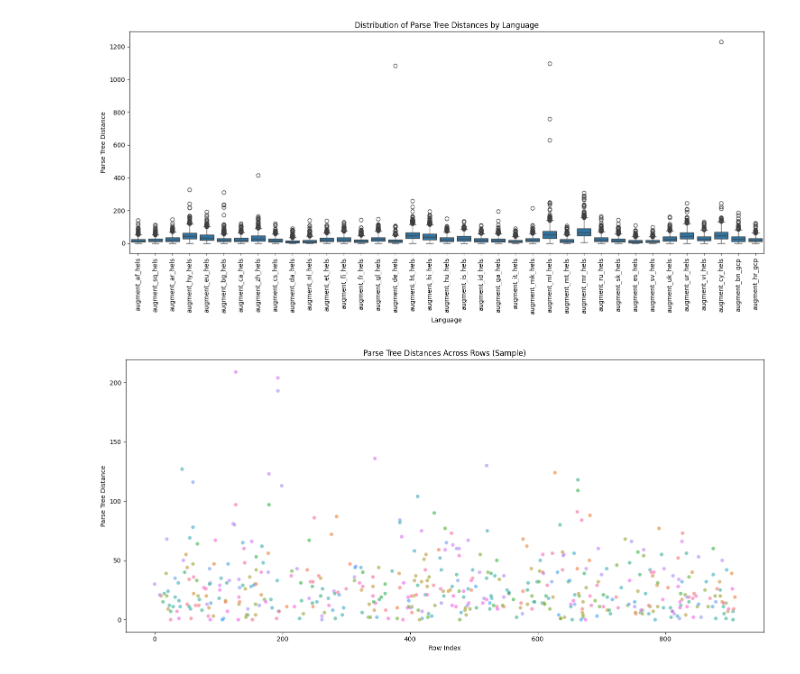
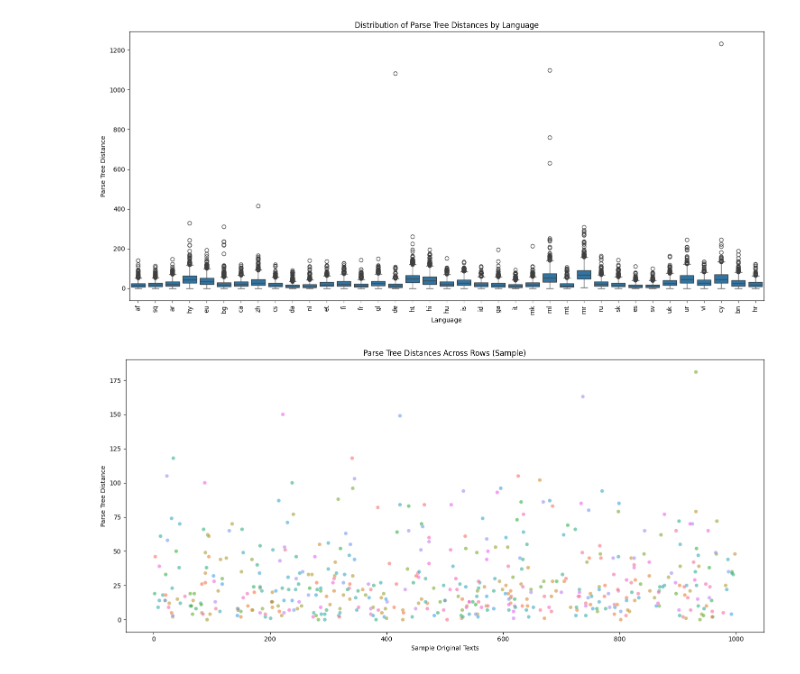
Before and after one commit to mabonmn/TANGO, a Jupyter notebook: parse-tree-distance-result.ipynb, the cells around one changed output. Cells and saved outputs as stored; diff of their text form; code cells hidden in the pictures.

Commit message:
Parse Tree Distance: Bengali Example

```diff
--- a/parse-tree-distance-result.ipynb
+++ b/parse-tree-distance-result.ipynb
@@ -16,3 +16,17 @@ df.rename(columns=rename_dict, inplace=True)
 
 # Save the cleaned file
 df.to_csv('results\parse_tree_distances_langcode.csv', index=False)
+# %%
+import seaborn as sns
+import matplotlib.pyplot as plt
+
+# Load the cleaned data
+df = pd.read_csv('results\parse_tree_distances_langcode.csv')
+
+# Optionally, drop non-language columns like 'row' or 'text'
+lang_cols = [col for col in df.columns if col not in ['row', 'text']]
+sns.heatmap(df[lang_cols], cmap='viridis')
+plt.title('Parse Tree Distances by Language')
+plt.xlabel('Language')
+plt.ylabel('Sentence Index')
+plt.show()
@@ -25,39 +70,39 @@ import seaborn as sns
 results_df = pd.read_csv('results\parse_tree_distances_langcode.csv')
 
 # Select parse tree distance columns
-augment_distance_cols = [col for col in results_df.columns if col.endswith('_parse_tree_distance')]
+lang_cols = [col for col in df.columns if col not in ['row', 'text']]
 
 # Melt to long format for plotting
 melted_df = results_df.melt(
     id_vars=['row', 'text'],
-    value_vars=augment_distance_cols,
+    value_vars=lang_cols,
     var_name='language',
     value_name='parse_tree_distance'
 )
-melted_df['language'] = melted_df['language'].str.replace('_parse_tree_distance', '')
+#melted_df['language'] = melted_df['language'].str.replace('_parse_tree_distance', '')
 melted_df = melted_df.dropna(subset=['parse_tree_distance'])
 
 # Boxplot
 plt.figure(figsize=(15, 7))
 sns.boxplot(data=melted_df, x='language', y='parse_tree_distance')
 plt.xticks(rotation=90)
 plt.title('Distribution of Parse Tree Distances by Language')
 plt.ylabel('Parse Tree Distance')
 plt.xlabel('Language')
 plt.tight_layout()
 plt.show()
 
 # Scatter plot (sample up to 500 points for clarity)
 plt.figure(figsize=(15, 7))
 sns.scatterplot(
     data=melted_df.sample(min(500, len(melted_df))),
     x='row', y='parse_tree_distance', hue='language', legend=None, alpha=0.6
 )
 plt.title('Parse Tree Distances Across Rows (Sample)')
 plt.ylabel('Parse Tree Distance')
 plt.xlabel('Sample Original Texts')
 plt.tight_layout()
 plt.show()
 # %% [output]
-[figure, old version]
+[figure, new version]
-[figure, old version]
+[figure, new version]
```
Also changed, not shown: parts of 4 cells of this notebook, 1 other file.
